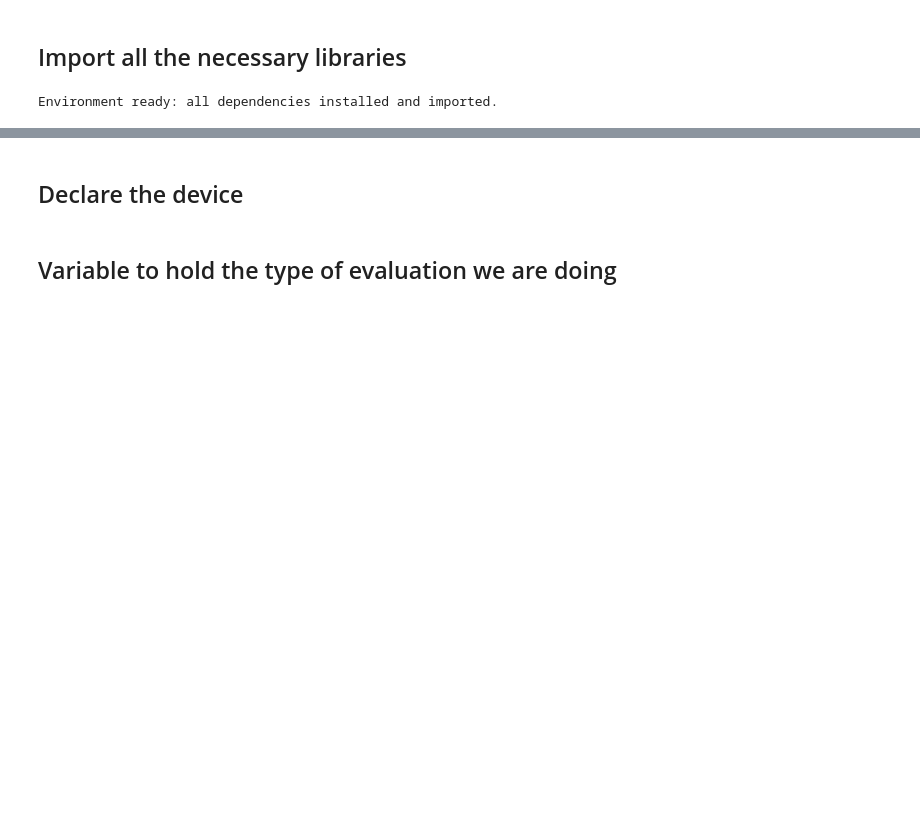
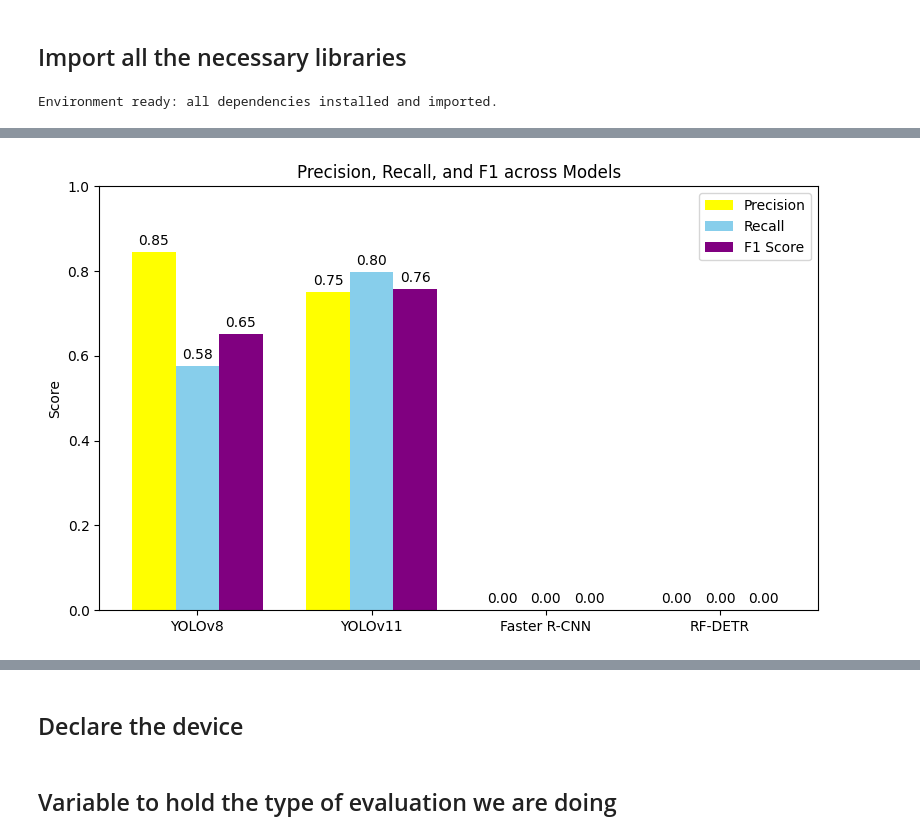
Before and after one commit to liv0ri/Computer-Vision-2, a Jupyter notebook: 2c_results_comparison.ipynb, the cells around one changed output, grey strips where cells are left out. Cells and saved outputs as stored; diff of their text form; code cells hidden in the pictures; blank space fills up the shorter version.

Commit message:
included metrics comparisons for yolov8 and v11

```diff
--- a/2c_results_comparison.ipynb
+++ b/2c_results_comparison.ipynb
@@ -61,0 +111,7 @@ Environment ready: all dependencies installed and imported.
+# %%
+DATA_YAML = "/content/drive/MyDrive/Computer-Vision-2-main/Assignment Material/YOLO_COCO/data.yaml"
+
+# loading our trained yolov11 model
+yolov11_model = YOLO("/content/drive/MyDrive/models_best_weights/yolov11/best.pt")
+
+yolov11_metrics = yolov11_model.val(data=DATA_YAML)
@@ -61,0 +133,9 @@ Environment ready: all dependencies installed and imported.
+# %%
+# calculating mean f1s
+
+f1_per_class_v8 = yolov8_metrics.box.f1  # list of f1 scores per class
+f1_per_class_v11 = yolov11_metrics.box.f1
+
+# getting the f1 score across all classes
+mean_f1_v8 = np.mean(f1_per_class_v8)
+mean_f1_v11 = np.mean(f1_per_class_v11)
@@ -61,0 +154,76 @@ Environment ready: all dependencies installed and imported.
+# %%
+# Metrics
+models = ["YOLOv8", "YOLOv11", "Faster R-CNN", "RF-DETR"]
+
+# lists with values
+precision = [yolov8_metrics.box.mp, yolov11_metrics.box.mp, 0.00, 0.00]  # replace 0.00 with actual values
+recall    = [yolov8_metrics.box.mr, yolov11_metrics.box.mr, 0.00, 0.00]  # replace 0.00 with actual values
+f1        = [mean_f1_v8, mean_f1_v11, 0.00, 0.00]                        # replace 0.00 with actual values
+
+x = np.arange(len(models))  # label locations
+width = 0.25                # width of the bars
+
+# Plotting
+fig, ax = plt.subplots(figsize=(8,5))
+
+rects1 = ax.bar(x - width, precision, width, label='Precision', color='yellow')
+rects2 = ax.bar(x, recall, width, label='Recall', color='skyblue')
+rects3 = ax.bar(x + width, f1, width, label='F1 Score', color='purple')
+
+ax.set_ylabel('Score')
+ax.set_title('Precision, Recall, and F1 across Models')
+ax.set_xticks(x)
+ax.set_xticklabels(models)
+ax.set_ylim(0, 1.0)
+ax.legend()
+
+def autolabel(rects):
+    for rect in rects:
+        height = rect.get_height()
+        ax.annotate(f'{height:.2f}',
+                    xy=(rect.get_x() + rect.get_width() / 2, height),
+                    xytext=(0,3),
+                    textcoords="offset points",
+                    ha='center', va='bottom', fontsize=10)
+
+autolabel(rects1)
+autolabel(rects2)
+autolabel(rects3)
+
+plt.tight_layout()
+plt.show()
+
+map5095 = [yolov8_metrics.box.map, yolov11_metrics.box.map, 0.00, 0.00] # replace 0.00
+map50 = [yolov8_metrics.box.map50, yolov11_metrics.box.map50, 0.00, 0.00] # replace 0.00
+map77 = [yolov8_metrics.box.map75, yolov11_metrics.box.map75, 0.00, 0.00] # replace 0.00
+
+fig, ax = plt.subplots(figsize=(8,5))
+
+rects1 = ax.bar(x - width, map5095, width, label='mAP@50:95', color='lightblue')
+rects2 = ax.bar(x, map50, width, label='mAP@50', color='lightpink')
+rects3 = ax.bar(x + width, map77, width, label='mAP@75', color='purple')
+
+ax.set_ylabel('Score')
+ax.set_title('mAP at different IoU thresholds across Models')
+ax.set_xticks(x)
+ax.set_xticklabels(models)
+ax.set_ylim(0, 1.0)
+ax.legend()
+
+def autolabel(rects):
+    for rect in rects:
+        height = rect.get_height()
+        ax.annotate(f'{height:.2f}',
+                    xy=(rect.get_x() + rect.get_width() / 2, height),
+                    xytext=(0,3),
+                    textcoords="offset points",
+                    ha='center', va='bottom', fontsize=10)
+
+autolabel(rects1)
+autolabel(rects2)
+autolabel(rects3)
+
+plt.tight_layout()
+plt.show()
+# %% [output]
+[figure, added]
```
Also changed, not shown: parts of 12 cells of this notebook.
